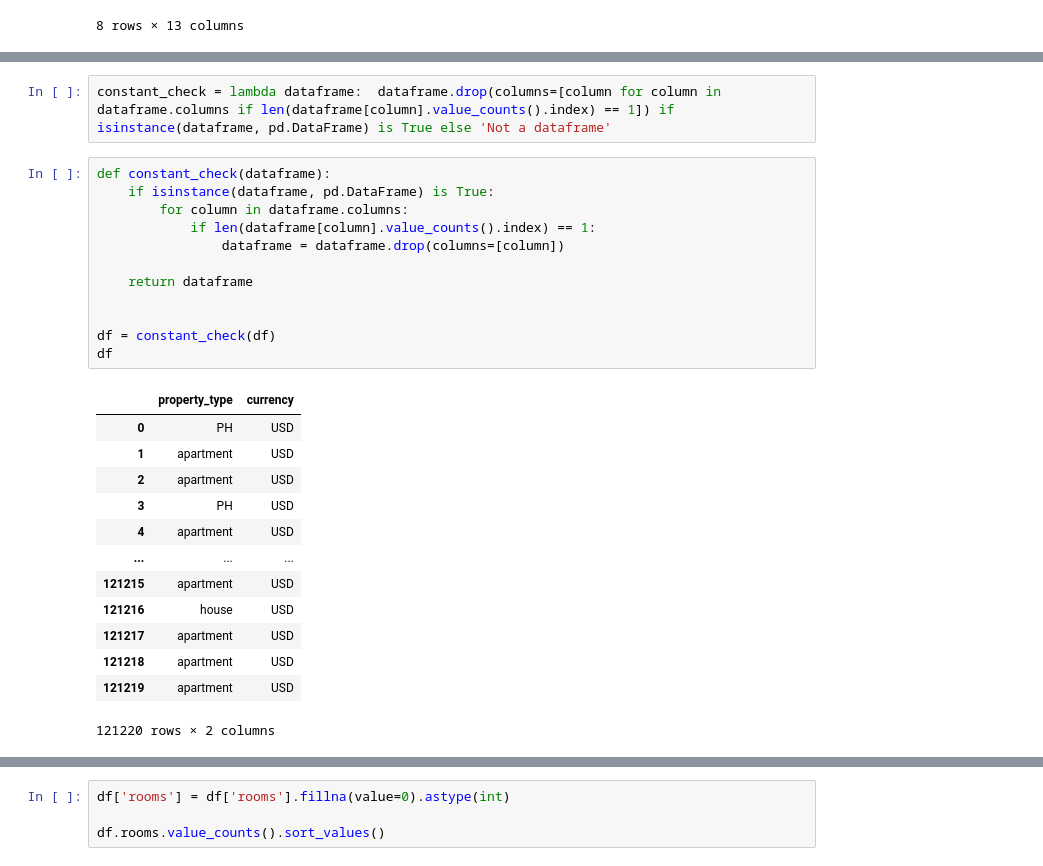
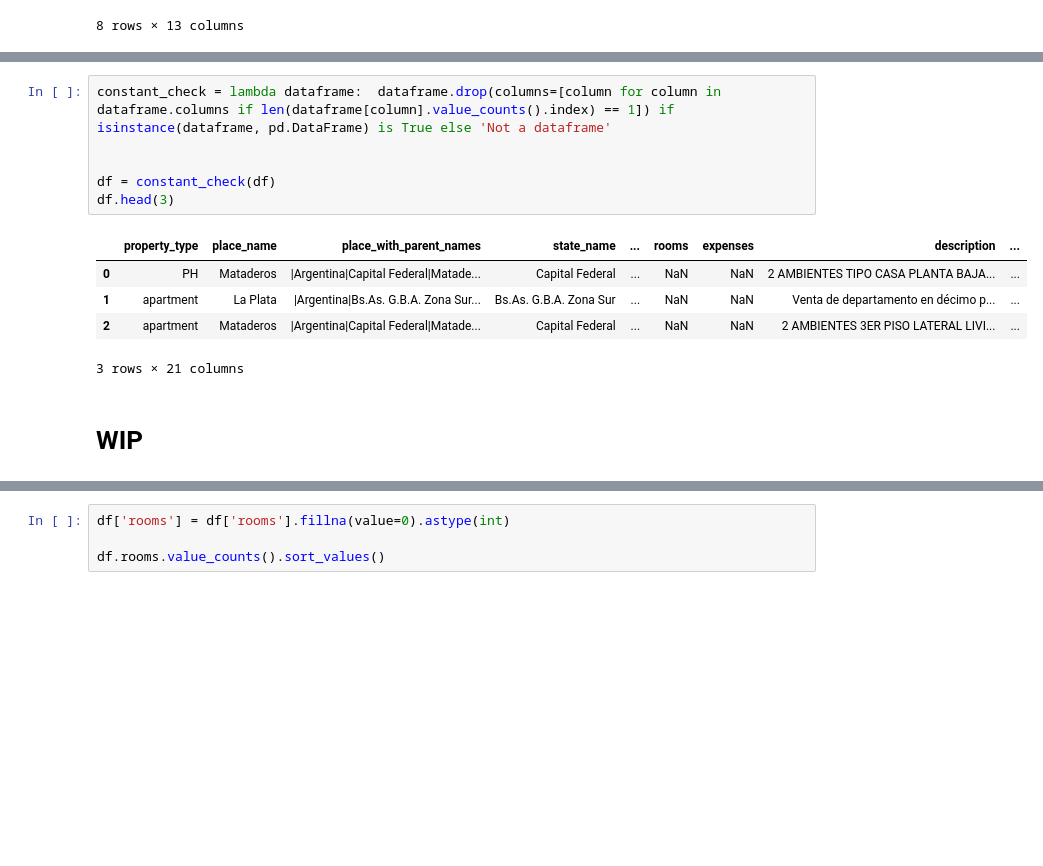
Before and after one commit to FabrizioV97/DHDS-TP1, a Jupyter notebook: Trabajo.ipynb, the cells around one changed output, grey strips where cells are left out. Drawn from its saved outputs; the diff is of its cells as text; blank space fills up the shorter version.

```diff
--- a/Trabajo.ipynb
+++ b/Trabajo.ipynb
@@ -299,31 +324,17 @@ viz_categorical(df)
 # %%
 constant_check = lambda dataframe:  dataframe.drop(columns=[column for column in dataframe.columns if len(dataframe[column].value_counts().index) == 1]) if isinstance(dataframe, pd.DataFrame) is True else 'Not a dataframe'
+
+
+df = constant_check(df)
+df.head(3)
+# %% [output]
+|  | property_type | place_name | place_with_parent_names | state_name | ... | rooms | expenses | description | ... |
+| 0 | PH | Mataderos | |Argentina|Capital Federal|Matade... | Capital Federal | ... | NaN | NaN | 2 AMBIENTES TIPO CASA PLANTA BAJA... | ... |
+| 1 | apartment | La Plata | |Argentina|Bs.As. G.B.A. Zona Sur... | Bs.As. G.B.A. Zona Sur | ... | NaN | NaN | Venta de departamento en décimo p... | ... |
+| 2 | apartment | Mataderos | |Argentina|Capital Federal|Matade... | Capital Federal | ... | NaN | NaN | 2 AMBIENTES 3ER PISO LATERAL LIVI... | ... |
+3 rows × 21 columns
-# %%
-def constant_check(dataframe):
-    if isinstance(dataframe, pd.DataFrame) is True:
-        for column in dataframe.columns:
-            if len(dataframe[column].value_counts().index) == 1:
-                dataframe = dataframe.drop(columns=[column])
-
-    return dataframe
-
-
-df = constant_check(df)
-df
-# %% [output]
-|  | property_type | currency |
-| 0 | PH | USD |
-| 1 | apartment | USD |
-| 2 | apartment | USD |
-| 3 | PH | USD |
-| 4 | apartment | USD |
-| ... | ... | ... |
-| 121215 | apartment | USD |
-| 121216 | house | USD |
-| 121217 | apartment | USD |
-| 121218 | apartment | USD |
-| 121219 | apartment | USD |
-121220 rows × 2 columns
+# %% [markdown]
+# WIP
 # %%
 columns = ['property_type', 'rooms']
 
```
Also changed, not shown: parts of 10 cells of this notebook, 1 other file.
